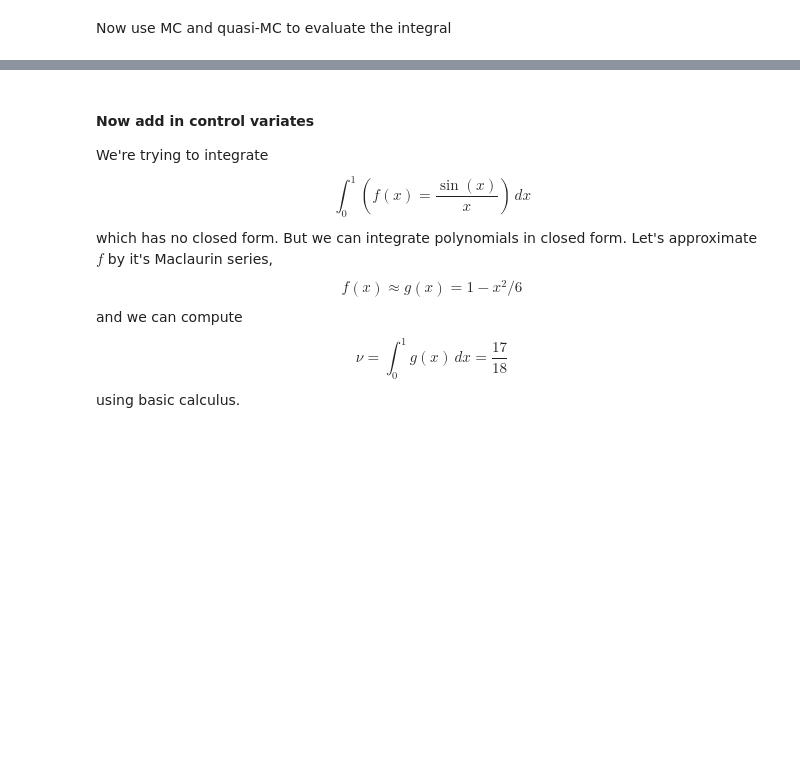
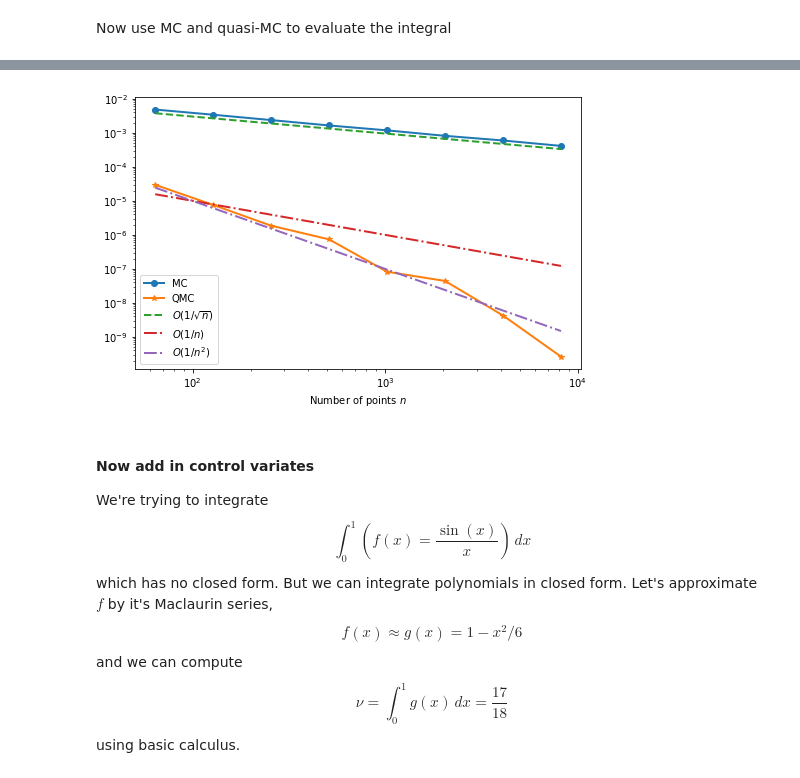
Before and after one commit to stephenbeckr/randomized-algorithm-class, a Jupyter notebook: Demos/demo14_MonteCarlo_and_improvements.ipynb, the cells around one changed output, grey strips where cells are left out. Cells and saved outputs as stored; diff of their text form; code cells hidden in the pictures; blank space fills up the shorter version.

```diff
--- a/Demos/demo14_MonteCarlo_and_improvements.ipynb
+++ b/Demos/demo14_MonteCarlo_and_improvements.ipynb
@@ -133,0 +211,26 @@ Via comp. simpson's rule, error is      -1.443e-15
+# %%
+nReps   = 1000
+mMax    = 14
+
+errMC   = []
+errQMC  = []
+nList   = []
+for m in range(6,mMax):
+  N   = 2**m
+  nList.append(N)
+  print(f"m is {m:2d} of {mMax} total")
+
+  # Find avg error for MC
+  err = []
+  for reps in range(nReps):
+    x   = rng.uniform(size=N)
+    err.append( np.mean(f(x)) - si )
+  errMC.append( np.mean(np.abs(err)) )
+
+  # Repeat for QMC
+  err = []
+  for reps in range(nReps):
+    sampler = qmc.Sobol(d=1,scramble=True)
+    x   = sampler.random_base2(m=m).ravel()
+    err.append( np.mean(f(x)) - si )
+  errQMC.append( np.mean(np.abs(err)) )
@@ -134,3 +250,17 @@ Via comp. simpson's rule, error is      -1.443e-15
+# %%
+nList = np.asarray(nList)
+plt.loglog( nList, errMC, 'o-', label='MC' )
+plt.loglog( nList, errQMC, '*-', label='QMC' )
+
+plt.loglog( nList, .03/np.sqrt(nList), '--', label='$O(1/\sqrt{n})$')
+plt.loglog( nList, .001/nList, '-.', label='$O(1/n)$')
+plt.loglog( nList, .1/nList**2, '-.', label='$O(1/n^2)$')
+
+plt.xlabel('Number of points $n$')
+plt.legend()
+plt.show()
+# %% [output]
+[figure, added]
 # %% [markdown]
 #### Now add in control variates
 We're trying to integrate
```
Also changed, not shown: parts of 16 cells of this notebook.
